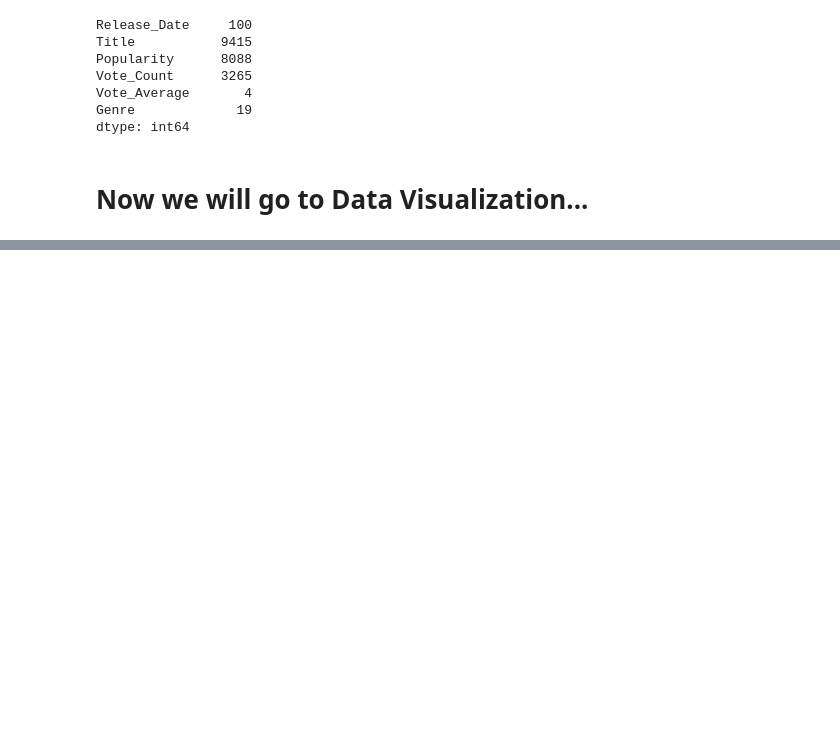
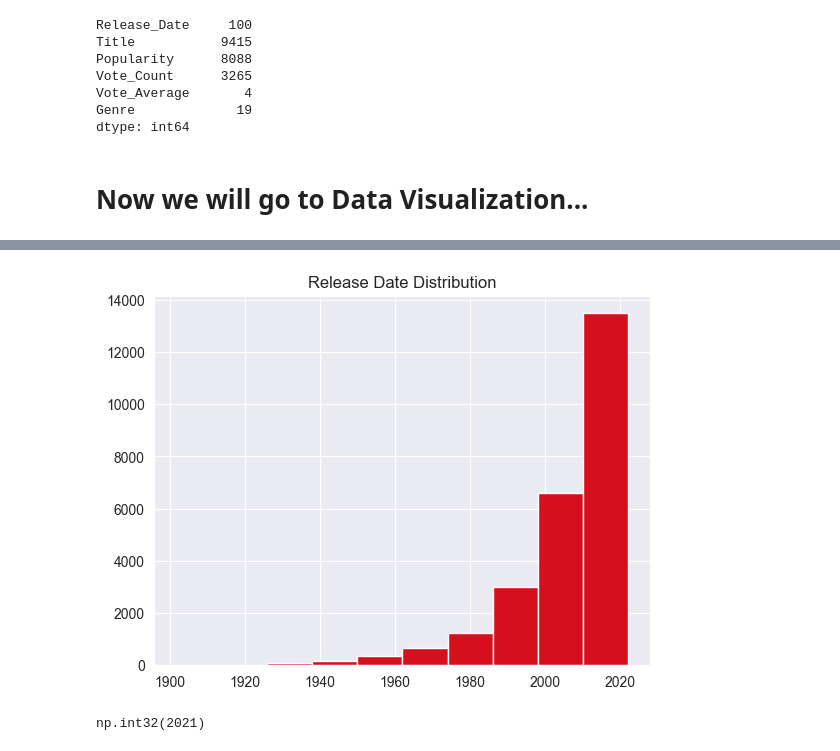
Before and after one commit to sudo-ashu/NetflixMovieAnalysis, a Jupyter notebook: NetflixMovieAnalysis.ipynb, the cells around one changed output, grey strips where cells are left out. Drawn from its saved outputs; the diff is of its cells as text; code cells hidden in the pictures; blank space fills up the shorter version.

```diff
--- a/NetflixMovieAnalysis.ipynb
+++ b/NetflixMovieAnalysis.ipynb
@@ -212,0 +300,11 @@ dtype: int64
+# %%
+df['Release_Date'].hist(color='#d50f1c')
+plt.title("Release Date Distribution")
+plt.show()
+# %% [output]
+[figure, added]
+# %%
+maxMoviesProducingYear = df['Release_Date'].value_counts().idxmax()
+maxMoviesProducingYear
+# %% [output]
+np.int32(2021)
```
Also changed, not shown: parts of 19 cells of this notebook.
